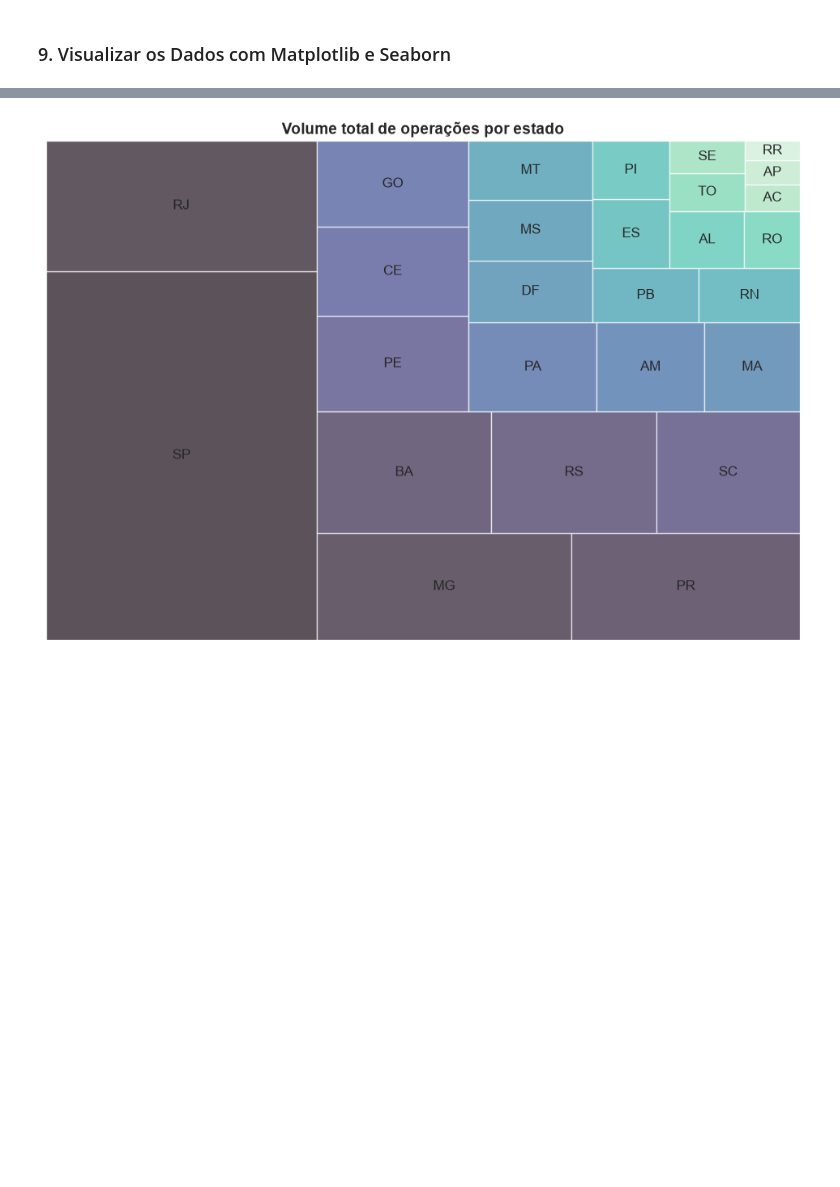
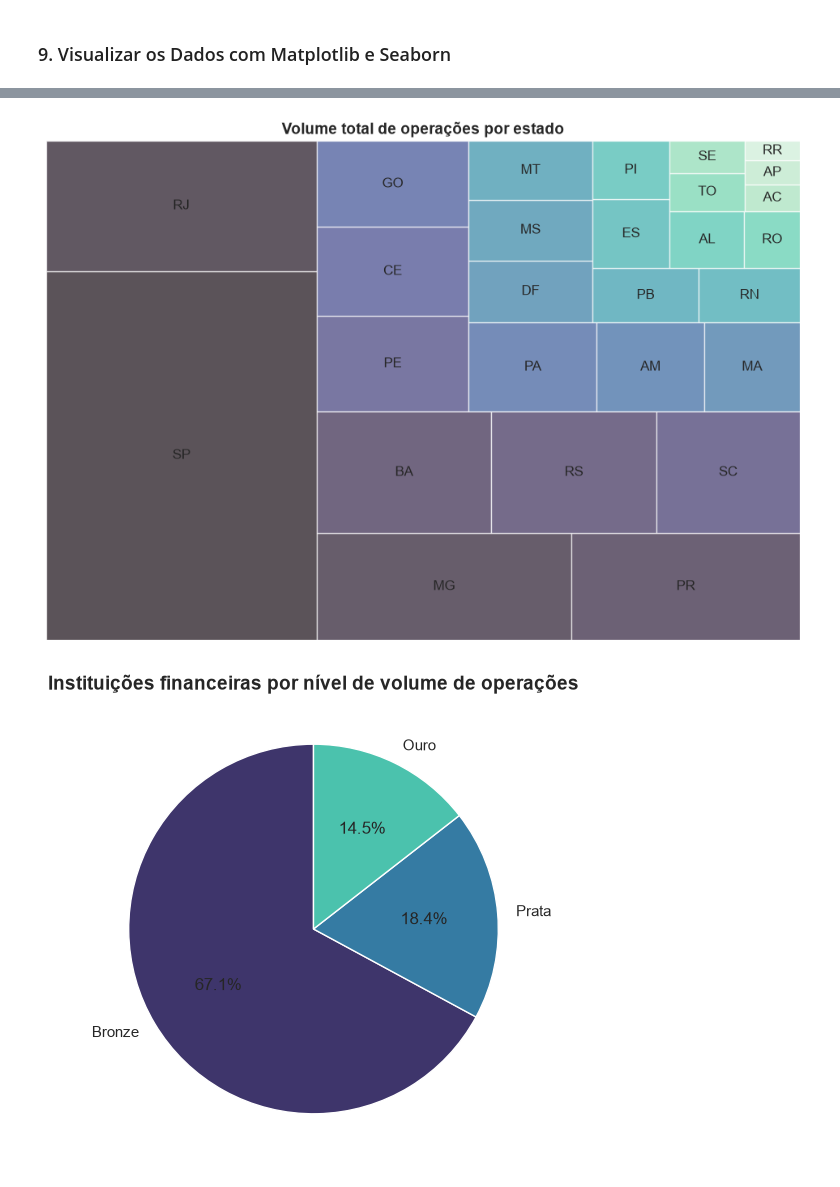
Before and after one commit to FelipeQue/desenrola-brasil-eda, a Jupyter notebook: notebooks/dataview.ipynb, the cells around one changed output, grey strips where cells are left out. Drawn from its saved outputs; the diff is of its cells as text; code cells hidden in the pictures; blank space fills up the shorter version.

Commit message:
add pie chart plot

```diff
--- a/notebooks/dataview.ipynb
+++ b/notebooks/dataview.ipynb
@@ -704,33 +704,74 @@ def treemap_by_state(df, state_column="UNIDADE_FEDERACAO", metric_column="VOLUME
     plt.show()
     plt.close()
 
+# Gráfico de pizza: Distribuição percentual das instituições pelo tier de volume de operações (Ouro, Prata, Bronze).
+def pie_chart_institutions_tiered(df, tier_column="TIER", output_directory="../outputs/plots"):
+    """
+    Gera e salva um gráfico de pizza mostrando a distribuição percentual das
+    instituições financeiras por Tier (Ouro, Prata, Bronze).
+
+    Argumentos:
+        df (pd.DataFrame): DataFrame contendo a classificação das instituições
+            (gerado pela função tier_institutions_by_volume).
+        tier_column (str): O nome da coluna que contém a classificação em Tiers.
+            O padrão é "TIER".
+        output_directory (str): O caminho da pasta onde o arquivo de imagem do
+            gráfico será salvo. O padrão é "../outputs/plots".
+
+    Retorna:
+        None: A função exibe o gráfico na tela e o salva como um arquivo PNG.
+    """
+    tier_counts = df[tier_column].value_counts()
+    fig, ax = plt.subplots(figsize=(6, 6))
+    ax.pie(
+        tier_counts,
+        labels=tier_counts.index,
+        autopct='%1.1f%%',
+        startangle=90,
+        colors=sns.color_palette("mako", len(tier_counts))
+    )
+    ax.set_title("Instituições financeiras por nível de volume de operações", fontsize=14, fontweight="bold")
+    os.makedirs(output_directory, exist_ok=True)
+    filename = f"pie_chart_institutions_tiered.png"
+    fig.savefig(f"{output_directory}/{filename}", dpi=150, bbox_inches="tight")
+    plt.show()
+    plt.close()
+
+
+
 sns.set_theme(style="whitegrid", palette="mako")
 line_plot_by_month(df, "VOLUME_OPERACOES", output_directory="../outputs/plots")
 bar_plot_top_agents(
     df,
     "NOME_CONGLOMERADO_FINANCEIRO",
     "VOLUME_OPERACOES",
     top_n=10,
     output_directory="../outputs/plots",
     agent_label= "Instituições Financeiras",
     metric_label= "Volume Total")
 bar_plot_top_agents_by_type(
     df,
     "TIPO_DESENROLA",
     "NOME_CONGLOMERADO_FINANCEIRO",
     "VOLUME_OPERACOES",
     top_n=5,
     output_directory="../outputs/plots",
     agent_label="Instituições Financeiras"
 )
 treemap_by_state(
     df,
     "UNIDADE_FEDERACAO",
     "VOLUME_OPERACOES",
     output_directory="../outputs/plots"
 )
+pie_chart_institutions_tiered(
+    institutions_tiered,
+    tier_column="TIER",
+    output_directory="../outputs/plots"
+)
 # %% [output]
 [figure]
 [figure]
 [figure]
 [figure]
+[figure, added]
```
